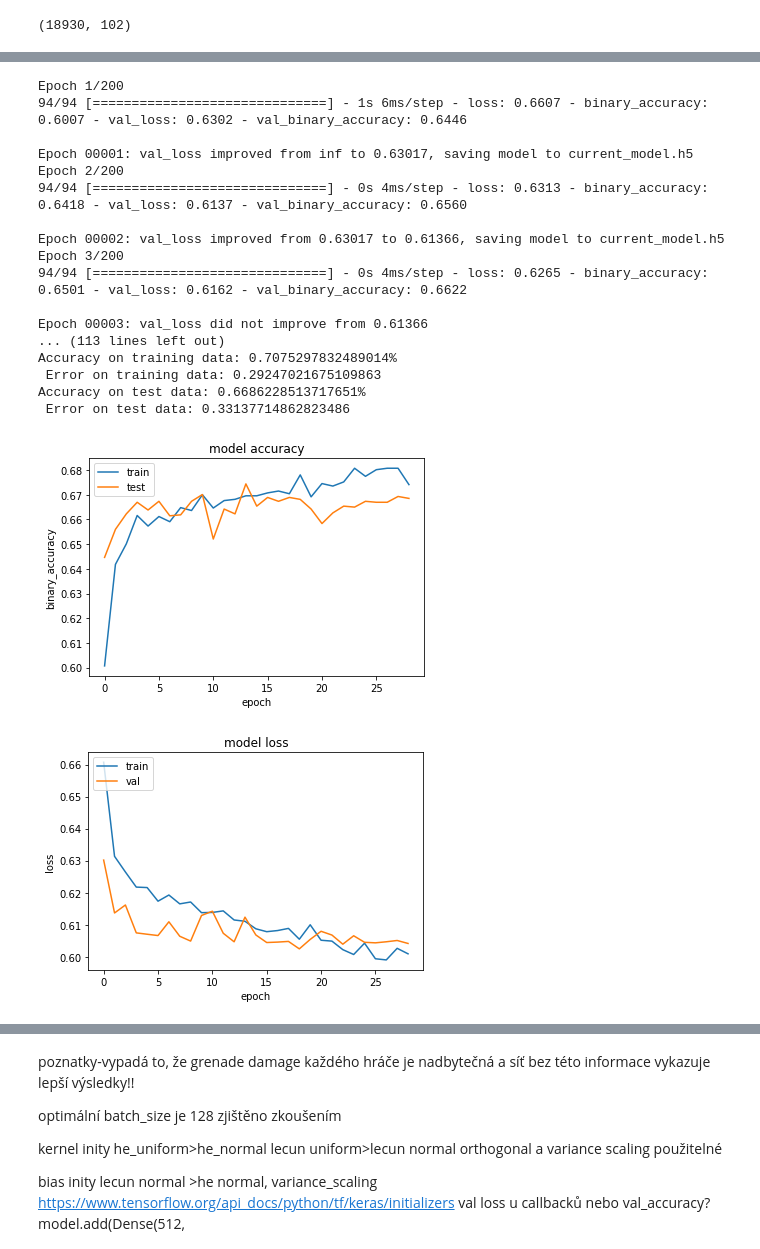
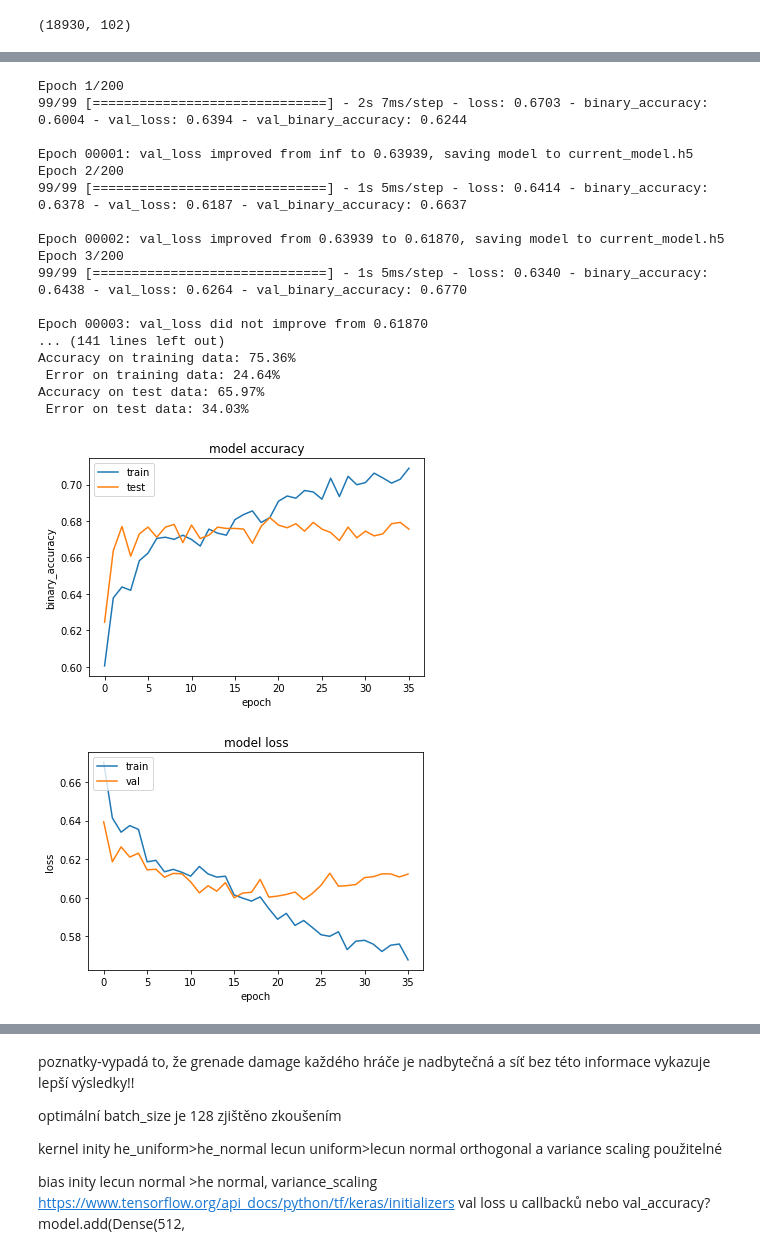
Before and after one commit to lotrmay/TensorFlow_Learning, a Jupyter notebook: bc.ipynb, the cells around one changed output, grey strips where cells are left out. Cells and saved outputs as stored; diff of their text form; code cells hidden in the pictures.

```diff
--- a/bc.ipynb
+++ b/bc.ipynb
@@ -84,11 +72,11 @@ print(X.shape)
 # %%
-
 #rozdělíme náš dataframe na trénovací, testovací a validační dataset
 #testovací dataset bude 15%
-X_train, X_test, y_train, y_test = train_test_split(X, y, test_size=0.15)#32 #888 887
+X_train, X_test, y_train, y_test = sklearn.model_selection.train_test_split(X, y, test_size=0.15)#32 #888 887
 
 #validační set bude 15%
-X_train, X_val, y_train, y_val = train_test_split(X_train, y_train, test_size=0.1764) # 0.1764 x 0.859 = 0.15
+X_train, X_val, y_train, y_val = sklearn.model_selection.train_test_split(X_train, y_train, test_size=0.1764) # 0.1764 x 0.859 = 0.15
+
 print(X_train.shape)
 print(X_test.shape)
 print(X_val.shape)
@@ -99,13 +87,10 @@ print(X_val.shape)
 
 #nepoužíváme minmaxscaler, protože naše data by měly být "normálně" distribuovány
 
-X_train = pd.DataFrame(X_train, columns=CSV_COLUMN_NAMES2)
-X_test=pd.DataFrame(X_test, columns=CSV_COLUMN_NAMES2)
-X_val=pd.DataFrame(X_val, columns=CSV_COLUMN_NAMES2)
 
-predictionScaler.fit(X_train)
+main_scaler.fit(X_train)#model pracuje jen s poznatky, které získal na trénovacím datasetu, proto později používám pouze transform na trénovacím datasetu
 
-X_train=predictionScaler.transform(X_train)#fit transform na training data viz:https://stackoverflow.com/questions/49444262/normalize-data-before-or-after-split-of-training-and-testing-data
-X_test=predictionScaler.transform(X_test)
-X_val=predictionScaler.transform(X_val)
+X_train=main_scaler.transform(X_train)#:https://stackoverflow.com/questions/49444262/normalize-data-before-or-after-split-of-training-and-testing-data
+X_test=main_scaler.transform(X_test)
+X_val=main_scaler.transform(X_val)
 # %% [output]
@@ -115,15 +100,21 @@ X_val=predictionScaler.transform(X_val)
 # %%
 #data máme připravena, tak vytvoříme sequential model, jelikož potřebujeme mít více vrstev, ale máme pouze 1 input (zápas) a output 0;1
-model = Sequential()
+model = keras.models.Sequential()
 model.add(keras.layers.InputLayer(input_shape=(98)))#https://towardsdatascience.com/17-rules-of-thumb-for-building-a-neural-network-93356f9930af
 model.add(keras.layers.Dropout(rate=0.2))
-model.add(Dense(32,activation='relu'))
+model.add(keras.layers.Dense(512,activation='relu'))
 model.add(keras.layers.Dropout(rate=0.2))
-model.add(Dense(16,activation='relu'))
+model.add(keras.layers.Dense(256,activation='relu'))
 model.add(keras.layers.Dropout(rate=0.2))
-model.add(Dense(8,activation='relu'))
+model.add(keras.layers.Dense(128,activation='relu'))
 model.add(keras.layers.Dropout(rate=0.2))
-model.add(Dense(1, activation='sigmoid'))
+model.add(keras.layers.Dense(64,activation='relu'))
+model.add(keras.layers.Dropout(rate=0.2))
+model.add(keras.layers.Dense(32,activation='relu'))
+model.add(keras.layers.Dropout(rate=0.2))
+model.add(keras.layers.Dense(16,activation='relu'))
+model.add(keras.layers.Dropout(rate=0.2))
+model.add(keras.layers.Dense(1, activation='sigmoid'))
 
 model.compile(optimizer=tf.keras.optimizers.Adam(learning_rate=0.01),
               loss=tf.keras.losses.BinaryCrossentropy(from_logits=False), #https://machinelearningmastery.com/how-to-choose-loss-functions-when-training-deep-learning-neural-networks/
@@ -131,52 +122,52 @@ model.compile(optimizer=tf.keras.optimizers.Adam(learning_rate=0.01),
 
 reduce_lr_callback = tf.keras.callbacks.ReduceLROnPlateau(monitor='val_loss', factor=0.5, patience=3, min_lr=0.001,verbose=1)
 checkpoint_callback=tf.keras.callbacks.ModelCheckpoint('current_model.h5', monitor='val_loss', verbose=1, save_best_only=True)
-earlyStopping_callback = tf.keras.callbacks.EarlyStopping(monitor='val_loss', patience=10,verbose=1)#patience-kolik epoch se nezmění val_loss pak stop
+early_stopping_callback = tf.keras.callbacks.EarlyStopping(monitor='val_loss', patience=12,verbose=1)#patience-kolik epoch se nezmění val_loss pak stop
 
 history = model.fit(X_train, y_train, epochs=200, shuffle=True,batch_size=128,validation_data=(X_val, y_val),
-                    callbacks=[reduce_lr_callback,checkpoint_callback,earlyStopping_callback])
-pred_train= model.predict(X_train)
-scores = model.evaluate(X_train, y_train, verbose=0)
-print('Accuracy on training data: {}% \n Error on training data: {}'.format(scores[1], 1 - scores[1]))#úspěšnost na trénovacím setu
+                    callbacks=[reduce_lr_callback,checkpoint_callback,early_stopping_callback])#steps
+train_predictions= model.predict(X_train)
+train_accuracy_score = model.evaluate(X_train, y_train, verbose=0)
+print('Accuracy on training data: {:.2%} \n Error on training data: {:.2%}'.format(train_accuracy_score[1],  1 - train_accuracy_score[1]))#úspěšnost na trénovacím setu
 
 
-pred_test= model.predict(X_test)
-scores2 = model.evaluate(X_test, y_test, verbose=0)# zkusit změnit verbose zde a nahoře na 1 a 2 mělo by to zobrazovat více údajů při tréninku
-print('Accuracy on test data: {}% \n Error on test data: {}'.format(scores2[1], 1 - scores2[1]))#úspěšnost na testovacím setu
+test_predictions= model.predict(X_test)
+test_accuracy_score= model.evaluate(X_test, y_test, verbose=0)# zkusit změnit verbose zde a nahoře na 1 a 2 mělo by to zobrazovat více údajů při tréninku
+print('Accuracy on test data: {:.2%} \n Error on test data: {:.2%}'.format(test_accuracy_score[1], 1 - test_accuracy_score[1]))#úspěšnost na testovacím setu
 
 plt.plot(history.history['binary_accuracy'])
 plt.plot(history.history['val_binary_accuracy'])
 
 plt.title('model accuracy')
 plt.ylabel('binary_accuracy')
 plt.xlabel('epoch')
 plt.legend(['train', 'test'], loc='upper left')
 plt.show()
 plt.plot(history.history['loss'])
 plt.plot(history.history['val_loss'])
 plt.title('model loss')
 plt.ylabel('loss')
 plt.xlabel('epoch')
 plt.legend(['train', 'val'], loc='upper left')
 plt.show()
 # %% [output]
 Epoch 1/200
-94/94 [==============================] - 1s 6ms/step - loss: 0.6607 - binary_accuracy: 0.6007 - val_loss: 0.6302 - val_binary_accuracy: 0.6446
+99/99 [==============================] - 2s 7ms/step - loss: 0.6703 - binary_accuracy: 0.6004 - val_loss: 0.6394 - val_binary_accuracy: 0.6244
 
-Epoch 00001: val_loss improved from inf to 0.63017, saving model to current_model.h5
+Epoch 00001: val_loss improved from inf to 0.63939, saving model to current_model.h5
 Epoch 2/200
-94/94 [==============================] - 0s 4ms/step - loss: 0.6313 - binary_accuracy: 0.6418 - val_loss: 0.6137 - val_binary_accuracy: 0.6560
+99/99 [==============================] - 1s 5ms/step - loss: 0.6414 - binary_accuracy: 0.6378 - val_loss: 0.6187 - val_binary_accuracy: 0.6637
 
-Epoch 00002: val_loss improved from 0.63017 to 0.61366, saving model to current_model.h5
+Epoch 00002: val_loss improved from 0.63939 to 0.61870, saving model to current_model.h5
 Epoch 3/200
-94/94 [==============================] - 0s 4ms/step - loss: 0.6265 - binary_accuracy: 0.6501 - val_loss: 0.6162 - val_binary_accuracy: 0.6622
+99/99 [==============================] - 1s 5ms/step - loss: 0.6340 - binary_accuracy: 0.6438 - val_loss: 0.6264 - val_binary_accuracy: 0.6770
 
-Epoch 00003: val_loss did not improve from 0.61366
-... (113 lines left out)
-Accuracy on training data: 0.7075297832489014%
- Error on training data: 0.29247021675109863
-Accuracy on test data: 0.6686228513717651%
- Error on test data: 0.33137714862823486
+Epoch 00003: val_loss did not improve from 0.61870
+... (141 lines left out)
+Accuracy on training data: 75.36%
+ Error on training data: 24.64%
+Accuracy on test data: 65.97%
+ Error on test data: 34.03%
-[figure, old version]
+[figure, new version]
-[figure, old version]
+[figure, new version]
 # %%
```
Also changed, not shown: parts of 7 cells of this notebook.
